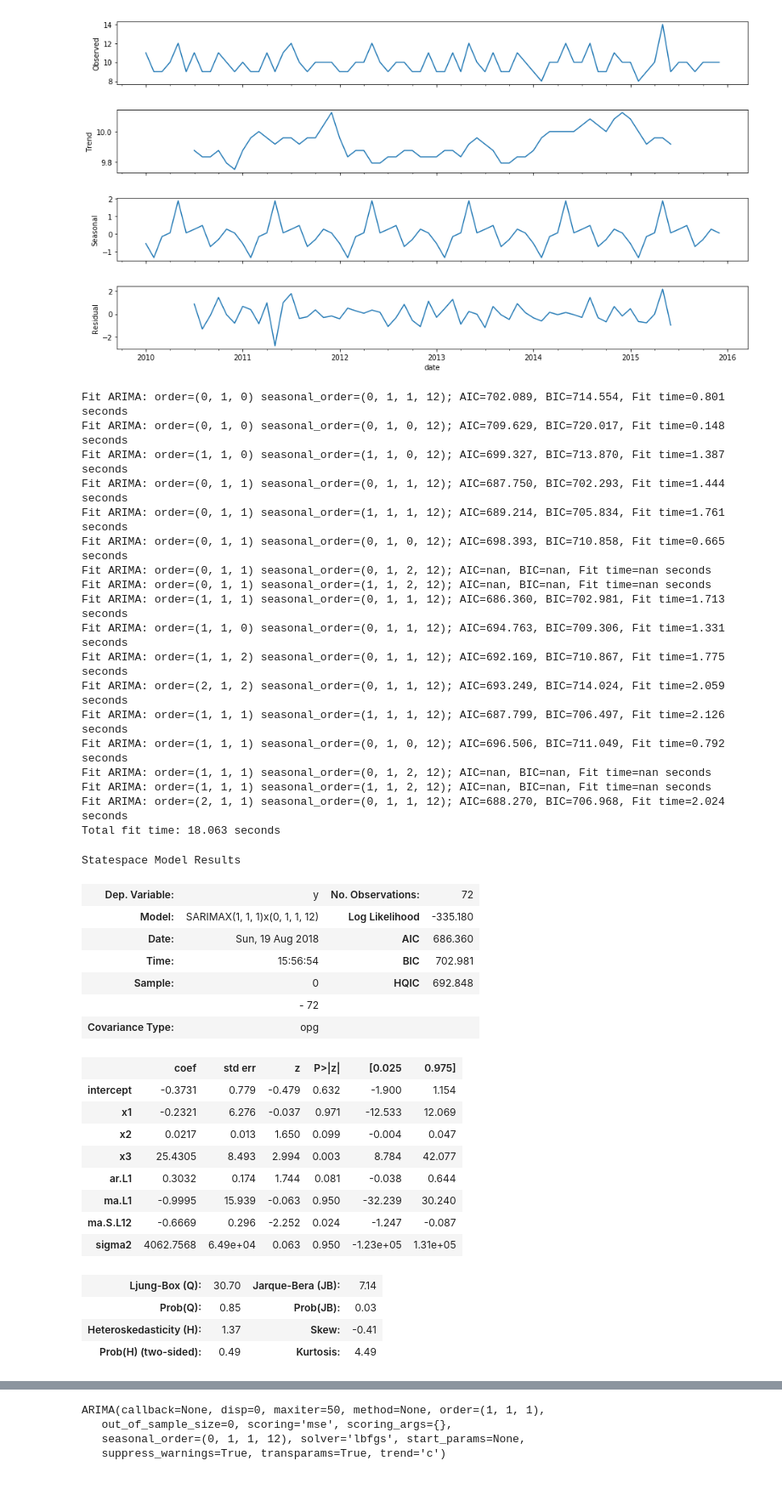
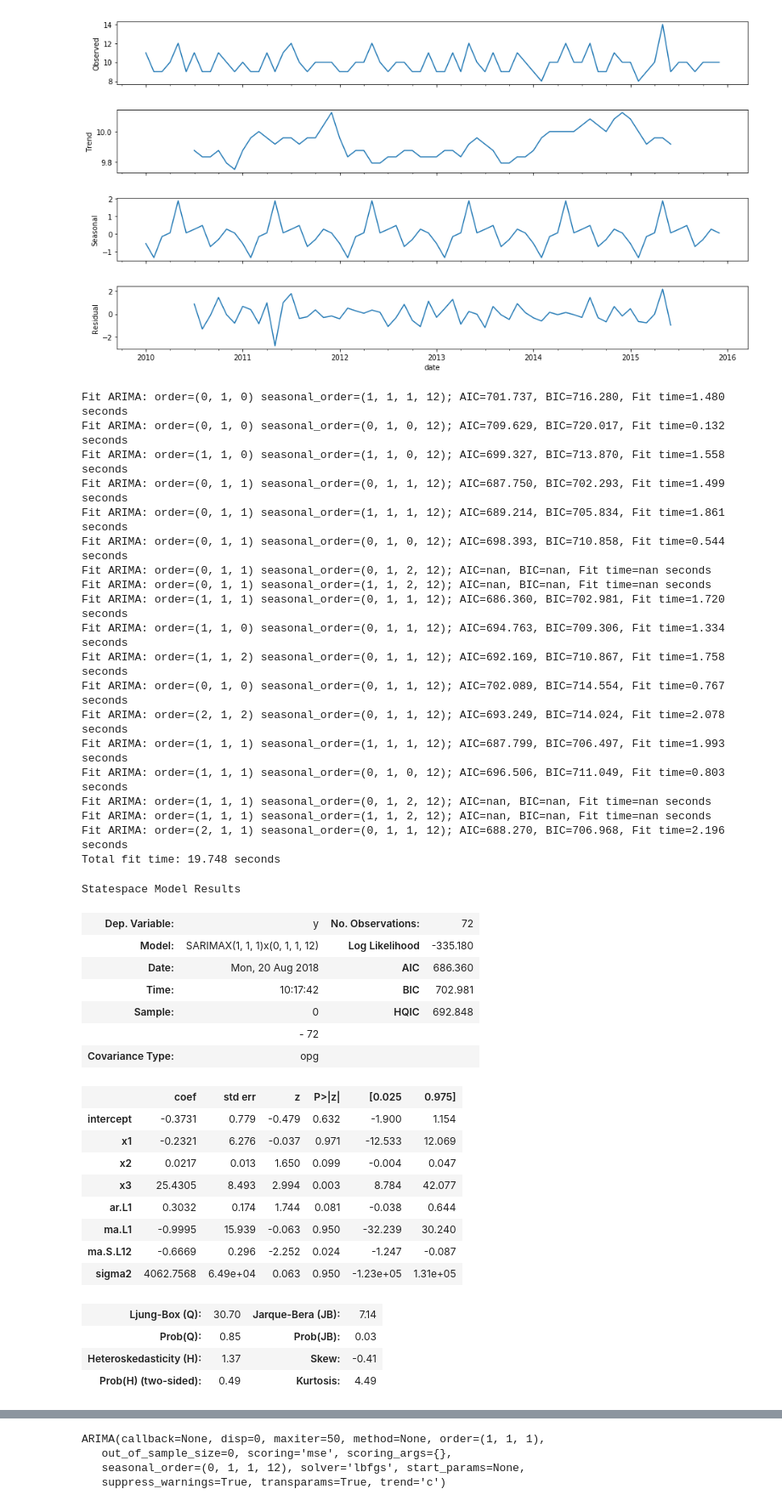
Before and after one commit to jinnyto/touristcast, a Jupyter notebook: exercises/SARIMAX 03 Stepwise PAC.ipynb, the cells around one changed output, grey strips where cells are left out. Shown at 85% size. Drawn from its saved outputs; the diff is of its cells as text; code cells hidden in the pictures.

```diff
--- a/exercises/SARIMAX 03 Stepwise PAC.ipynb
+++ b/exercises/SARIMAX 03 Stepwise PAC.ipynb
@@ -54,36 +54,37 @@ fig.set_size_inches(15, 8)
 [figure]
 # %%
 from pyramid.arima import auto_arima
-tc_fit = auto_arima(y=y,  exogenous=exogenous,start_p=0, start_q=0, max_p=5, max_q=5, m=12,
-                    start_P=0, seasonal=True, d=1, D=1, trace=True,
+tc_fit = auto_arima(y=y,  exogenous=exogenous,start_p=0, start_q=0, max_p=3, max_q=3, m=12,
+                    start_P=1, seasonal=True, d=1, D=1, trace=True,
                     error_action='ignore',  # don't want to know if an order does not work
                     suppress_warnings=True,  # don't want convergence warnings
                     stepwise=True)
 tc_fit.summary()
 # %% [output]
-Fit ARIMA: order=(0, 1, 0) seasonal_order=(0, 1, 1, 12); AIC=702.089, BIC=714.554, Fit time=0.801 seconds
-Fit ARIMA: order=(0, 1, 0) seasonal_order=(0, 1, 0, 12); AIC=709.629, BIC=720.017, Fit time=0.148 seconds
-Fit ARIMA: order=(1, 1, 0) seasonal_order=(1, 1, 0, 12); AIC=699.327, BIC=713.870, Fit time=1.387 seconds
-Fit ARIMA: order=(0, 1, 1) seasonal_order=(0, 1, 1, 12); AIC=687.750, BIC=702.293, Fit time=1.444 seconds
-Fit ARIMA: order=(0, 1, 1) seasonal_order=(1, 1, 1, 12); AIC=689.214, BIC=705.834, Fit time=1.761 seconds
-Fit ARIMA: order=(0, 1, 1) seasonal_order=(0, 1, 0, 12); AIC=698.393, BIC=710.858, Fit time=0.665 seconds
+Fit ARIMA: order=(0, 1, 0) seasonal_order=(1, 1, 1, 12); AIC=701.737, BIC=716.280, Fit time=1.480 seconds
+Fit ARIMA: order=(0, 1, 0) seasonal_order=(0, 1, 0, 12); AIC=709.629, BIC=720.017, Fit time=0.132 seconds
+Fit ARIMA: order=(1, 1, 0) seasonal_order=(1, 1, 0, 12); AIC=699.327, BIC=713.870, Fit time=1.558 seconds
+Fit ARIMA: order=(0, 1, 1) seasonal_order=(0, 1, 1, 12); AIC=687.750, BIC=702.293, Fit time=1.499 seconds
+Fit ARIMA: order=(0, 1, 1) seasonal_order=(1, 1, 1, 12); AIC=689.214, BIC=705.834, Fit time=1.861 seconds
+Fit ARIMA: order=(0, 1, 1) seasonal_order=(0, 1, 0, 12); AIC=698.393, BIC=710.858, Fit time=0.544 seconds
 Fit ARIMA: order=(0, 1, 1) seasonal_order=(0, 1, 2, 12); AIC=nan, BIC=nan, Fit time=nan seconds
 Fit ARIMA: order=(0, 1, 1) seasonal_order=(1, 1, 2, 12); AIC=nan, BIC=nan, Fit time=nan seconds
-Fit ARIMA: order=(1, 1, 1) seasonal_order=(0, 1, 1, 12); AIC=686.360, BIC=702.981, Fit time=1.713 seconds
-Fit ARIMA: order=(1, 1, 0) seasonal_order=(0, 1, 1, 12); AIC=694.763, BIC=709.306, Fit time=1.331 seconds
-Fit ARIMA: order=(1, 1, 2) seasonal_order=(0, 1, 1, 12); AIC=692.169, BIC=710.867, Fit time=1.775 seconds
-Fit ARIMA: order=(2, 1, 2) seasonal_order=(0, 1, 1, 12); AIC=693.249, BIC=714.024, Fit time=2.059 seconds
-Fit ARIMA: order=(1, 1, 1) seasonal_order=(1, 1, 1, 12); AIC=687.799, BIC=706.497, Fit time=2.126 seconds
-Fit ARIMA: order=(1, 1, 1) seasonal_order=(0, 1, 0, 12); AIC=696.506, BIC=711.049, Fit time=0.792 seconds
+Fit ARIMA: order=(1, 1, 1) seasonal_order=(0, 1, 1, 12); AIC=686.360, BIC=702.981, Fit time=1.720 seconds
+Fit ARIMA: order=(1, 1, 0) seasonal_order=(0, 1, 1, 12); AIC=694.763, BIC=709.306, Fit time=1.334 seconds
+Fit ARIMA: order=(1, 1, 2) seasonal_order=(0, 1, 1, 12); AIC=692.169, BIC=710.867, Fit time=1.758 seconds
+Fit ARIMA: order=(0, 1, 0) seasonal_order=(0, 1, 1, 12); AIC=702.089, BIC=714.554, Fit time=0.767 seconds
+Fit ARIMA: order=(2, 1, 2) seasonal_order=(0, 1, 1, 12); AIC=693.249, BIC=714.024, Fit time=2.078 seconds
+Fit ARIMA: order=(1, 1, 1) seasonal_order=(1, 1, 1, 12); AIC=687.799, BIC=706.497, Fit time=1.993 seconds
+Fit ARIMA: order=(1, 1, 1) seasonal_order=(0, 1, 0, 12); AIC=696.506, BIC=711.049, Fit time=0.803 seconds
 Fit ARIMA: order=(1, 1, 1) seasonal_order=(0, 1, 2, 12); AIC=nan, BIC=nan, Fit time=nan seconds
 Fit ARIMA: order=(1, 1, 1) seasonal_order=(1, 1, 2, 12); AIC=nan, BIC=nan, Fit time=nan seconds
-Fit ARIMA: order=(2, 1, 1) seasonal_order=(0, 1, 1, 12); AIC=688.270, BIC=706.968, Fit time=2.024 seconds
-Total fit time: 18.063 seconds
+Fit ARIMA: order=(2, 1, 1) seasonal_order=(0, 1, 1, 12); AIC=688.270, BIC=706.968, Fit time=2.196 seconds
+Total fit time: 19.748 seconds
 Statespace Model Results
 | Dep. Variable: | y | No. Observations: | 72 |
 | Model: | SARIMAX(1, 1, 1)x(0, 1, 1, 12) | Log Likelihood | -335.180 |
-| Date: | Sun, 19 Aug 2018 | AIC | 686.360 |
-| Time: | 15:56:54 | BIC | 702.981 |
+| Date: | Mon, 20 Aug 2018 | AIC | 686.360 |
+| Time: | 10:17:42 | BIC | 702.981 |
 | Sample: | 0 | HQIC | 692.848 |
 |  | - 72 |  |  |
 | Covariance Type: | opg |  |  |
```
Also changed, not shown: parts of 3 cells of this notebook.
